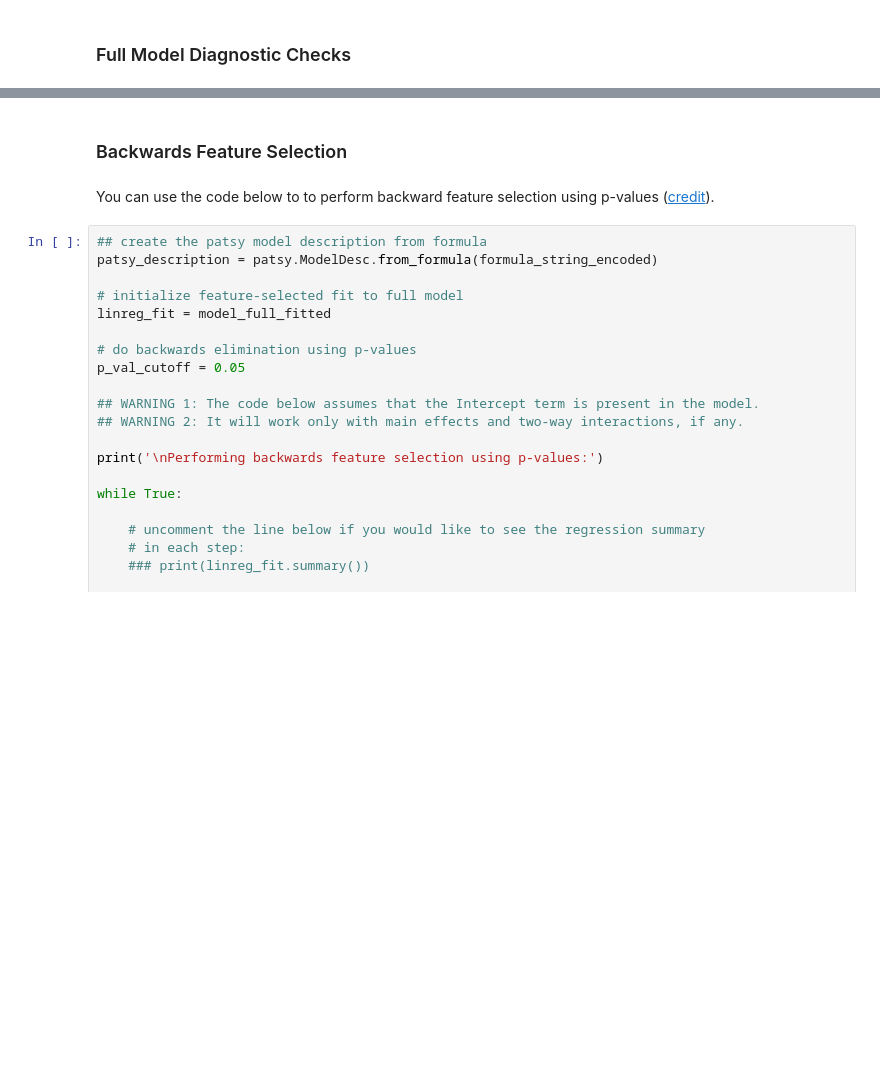
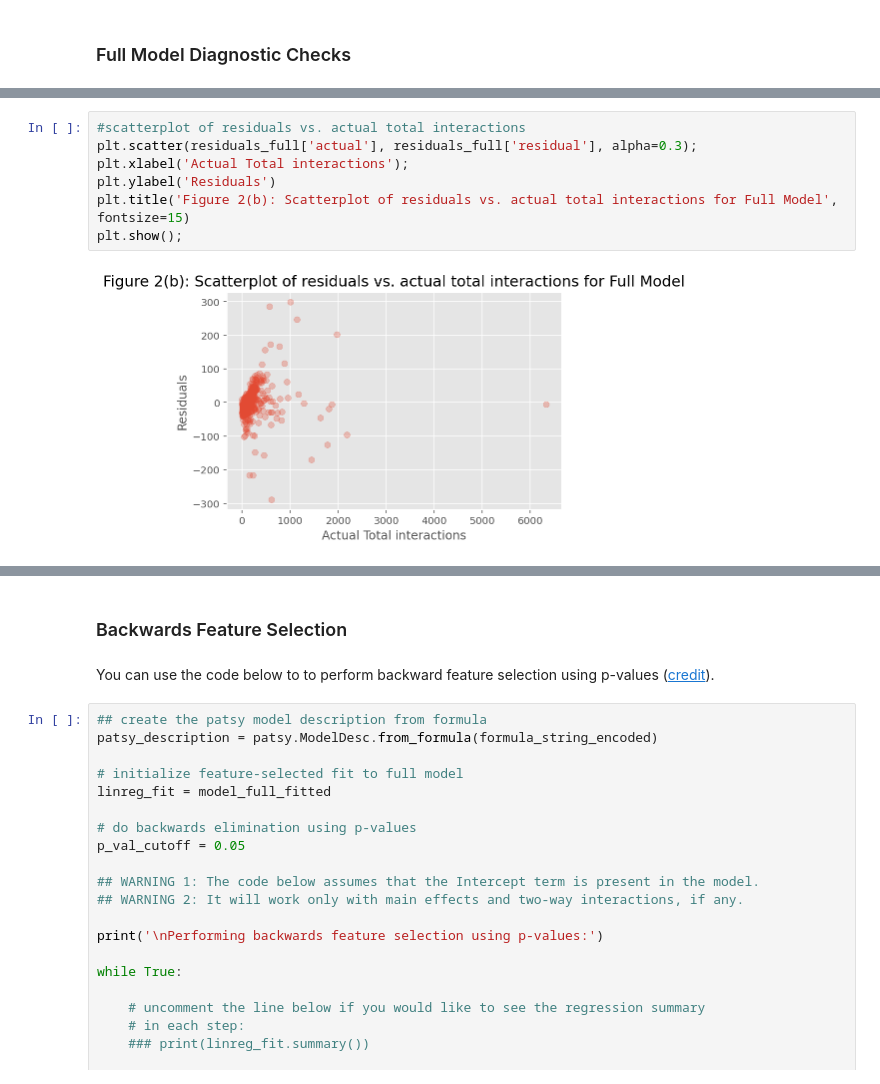
Before and after one commit to athul-tmp/Facebook-Metrics-Analysis, a Jupyter notebook: Phase 2.ipynb, the cells around one changed output, grey strips where cells are left out. Saved outputs shown, nothing was run; the diff lists cells and outputs as text; blank space fills up the shorter version.

```diff
--- a/Phase 2.ipynb
+++ b/Phase 2.ipynb
@@ -155,0 +253,9 @@ You need to check whether there are indications of violations of the regression
+# %%
+#scatterplot of residuals vs. actual total interactions
+plt.scatter(residuals_full['actual'], residuals_full['residual'], alpha=0.3);
+plt.xlabel('Actual Total interactions');
+plt.ylabel('Residuals')
+plt.title('Figure 2(b): Scatterplot of residuals vs. actual total interactions for Full Model', fontsize=15)
+plt.show();
+# %% [output]
+[figure, added]
```
Also changed, not shown: parts of 49 cells of this notebook, 1 other file.
